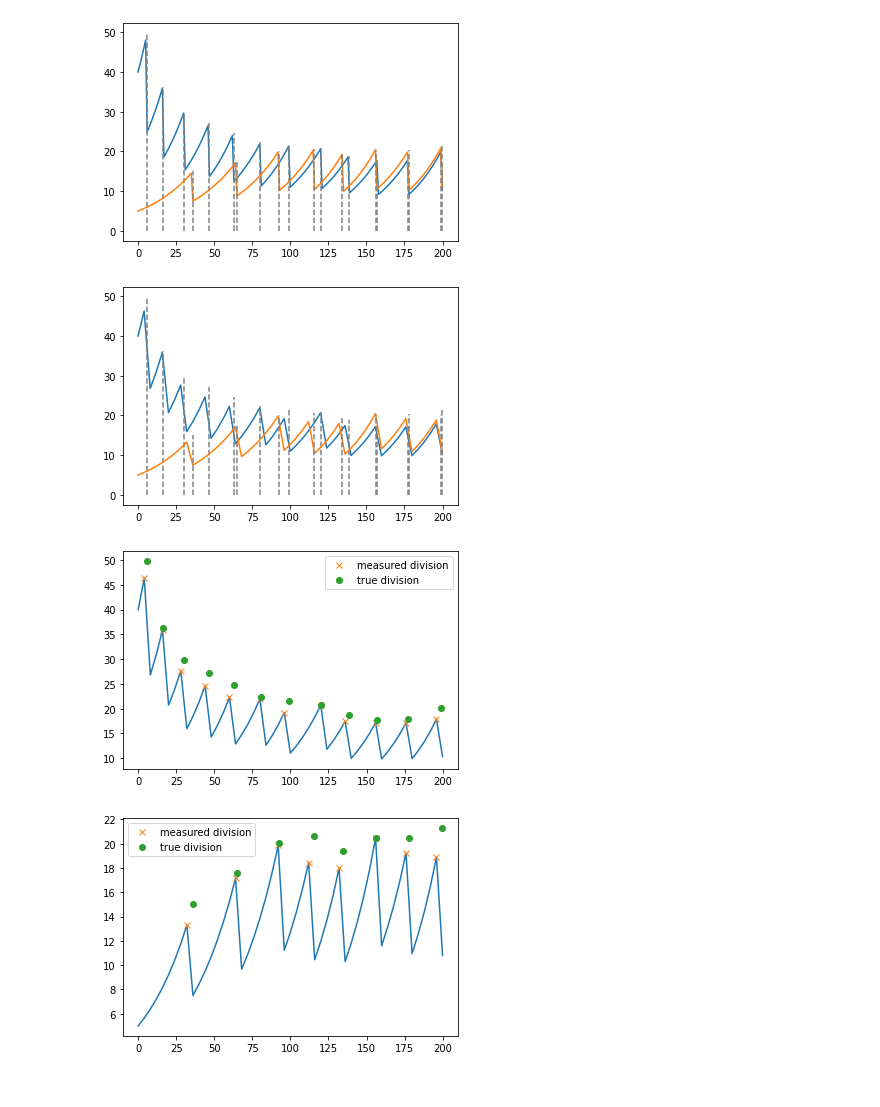
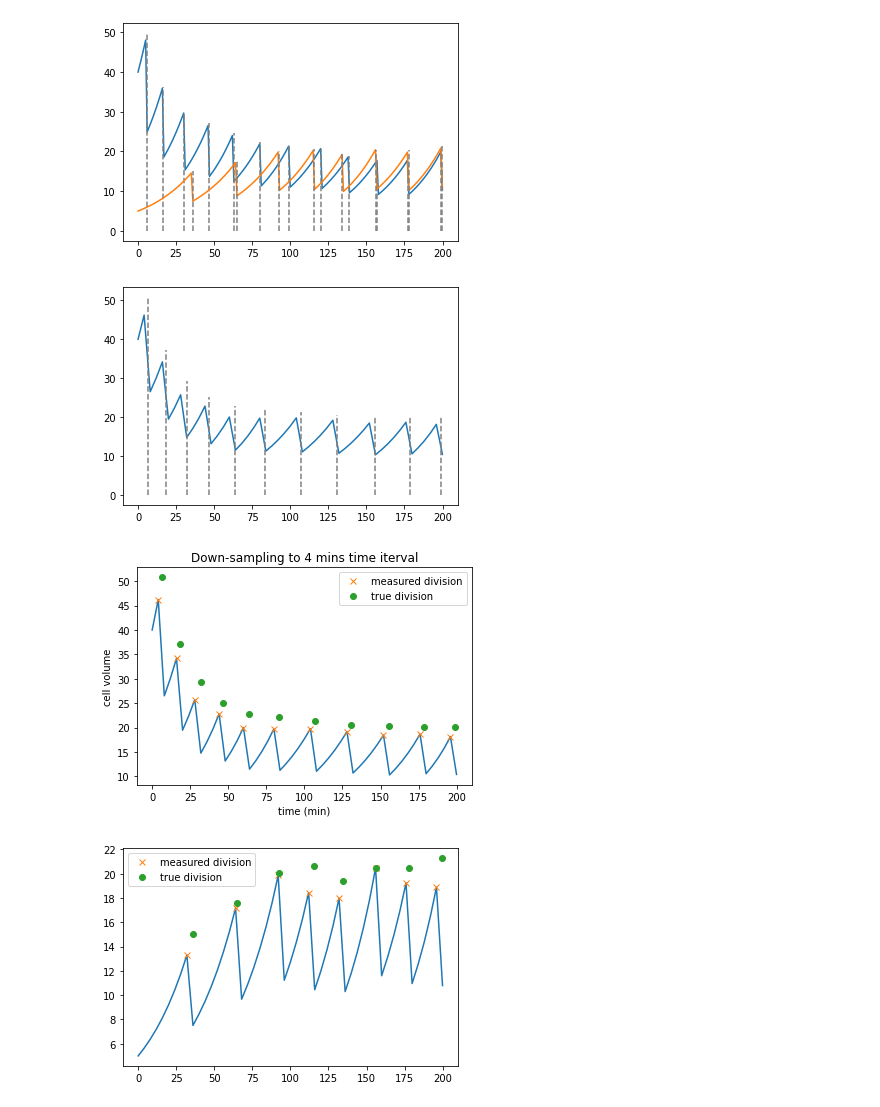
Before and after one commit to erezli/CSRS, a Jupyter notebook: test_run.ipynb, the cells around one changed output. Drawn from its saved outputs; the diff is of its cells as text; code cells hidden in the pictures.

```diff
--- a/test_run.ipynb
+++ b/test_run.ipynb
@@ -12,5 +16,6 @@ sim1.run(length=200, vm=40) # initialise a long mother cell
 sim2 = Simulation(dt=1/120, Delta=10, D_sd=2, tau=20, t_sd=3) # 2 fps
 sim2.run(length=200, vm=5) # initialise a short mother cell
 # %%
-line = Lineage([sim1, sim2], cell=-1)
+# line = Lineage([sim1, sim2], cell=-1)
+line = Lineage([sim1], cell=-1)
 # %%
@@ -24,11 +32,14 @@ samples, times = line.downsample(n=120) # 1 mins
 # %%
 samples, times = line.downsample(n=480) # 4 mins
 # %% [output]
-[figure, old version]
+[figure, new version]
 # %%
+plt.title("Down-sampling to 4 mins time iterval")
+plt.xlabel("time (min)")
+plt.ylabel("cell volume")
 idx0 = line.find_division(samples, times, i=0)
 # %% [output]
-[figure, old version]
+[figure, new version]
 # %%
 idx1 = line.find_division(samples, times, i=1)
 # %% [output]
```
Also changed, not shown: parts of 2 cells of this notebook, 5 other files.
